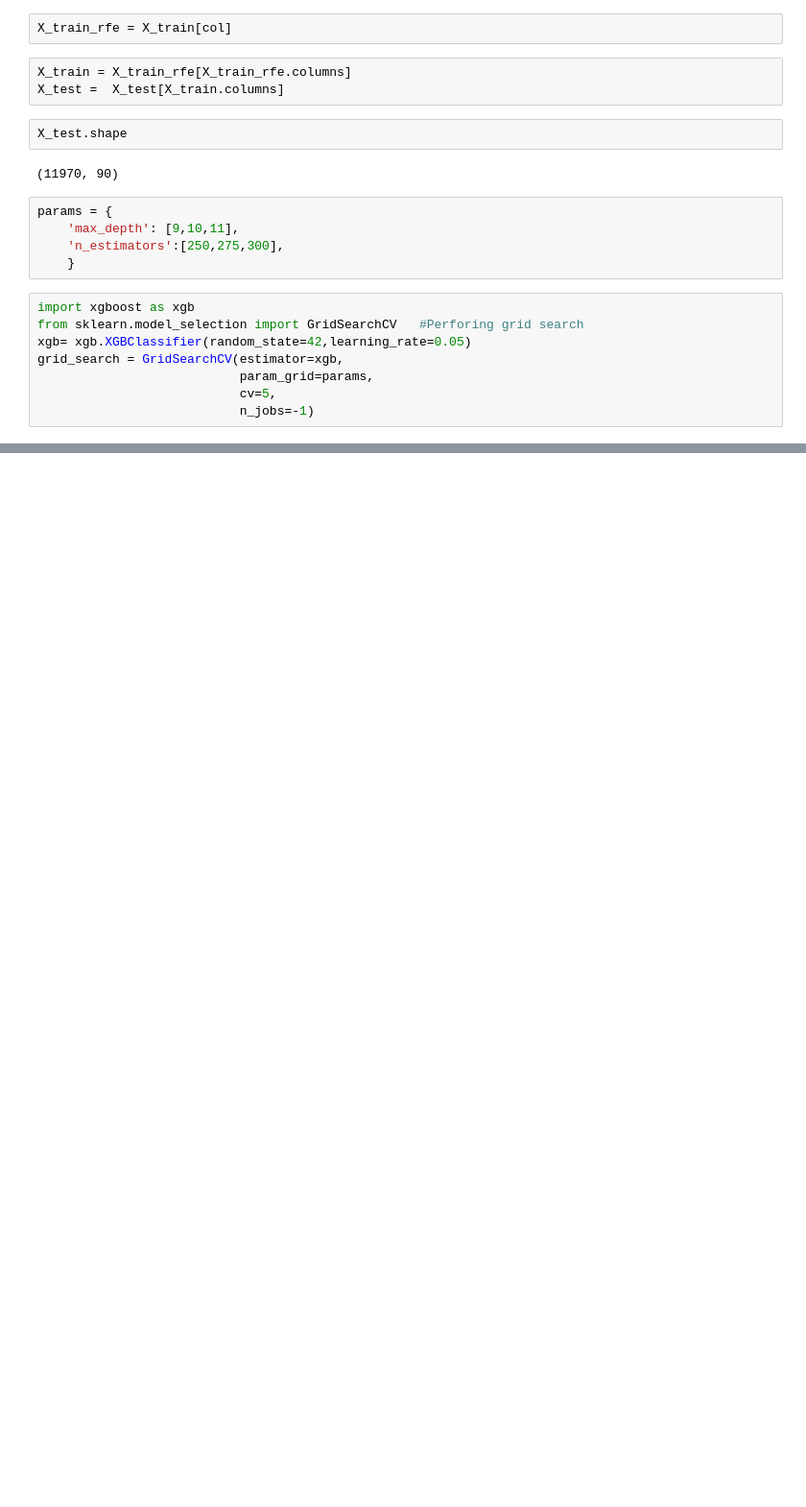
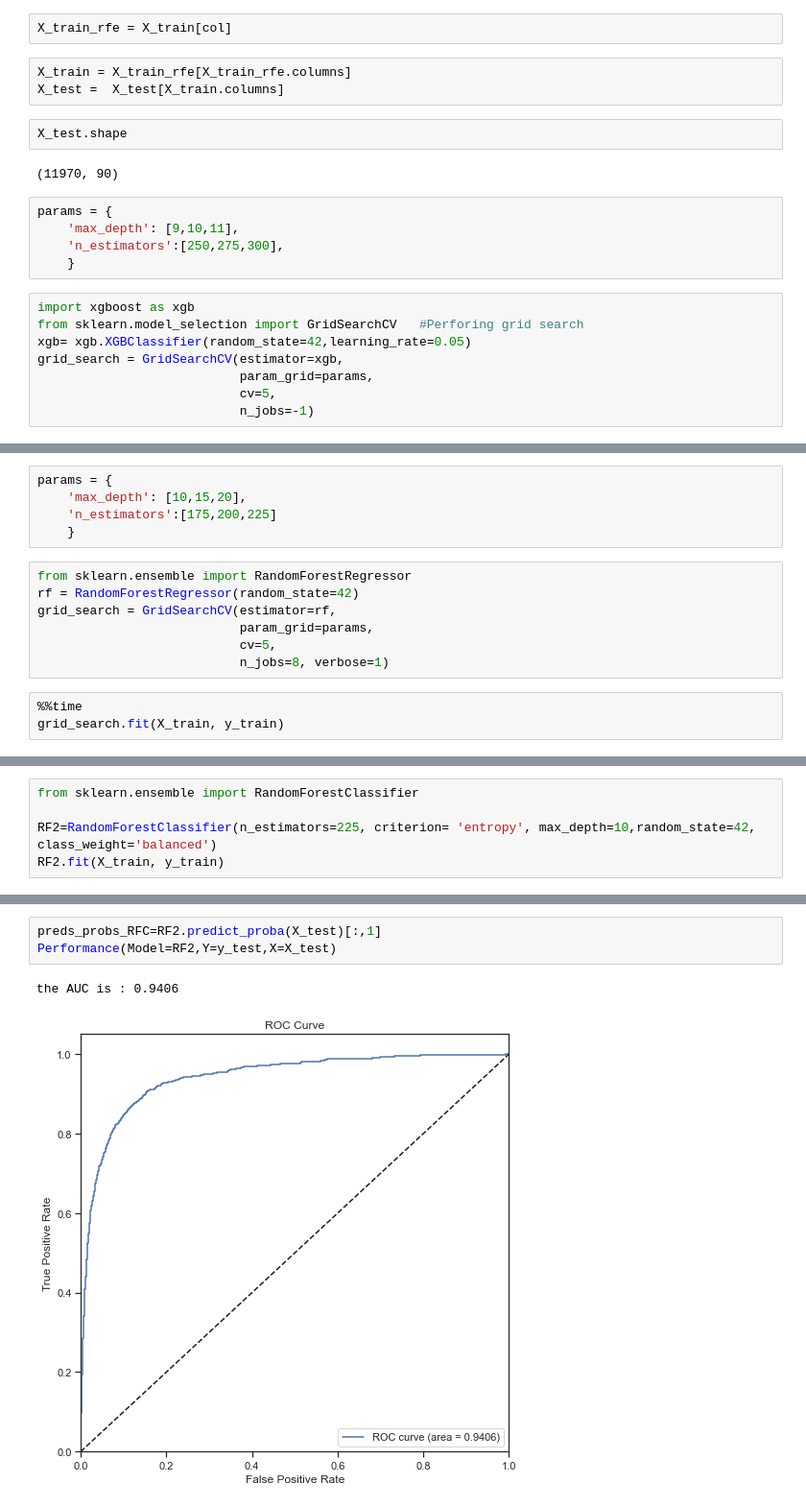
Before and after one commit to Crayon-ShinChan/ids-project, a Jupyter notebook: telecom_large/telecom.ipynb, the cells around one changed output, grey strips where cells are left out. Shown at 96% size. Drawn from its saved outputs; the diff is of its cells as text; blank space fills up the shorter version.

Commit message:
random forest

```diff
--- a/telecom_large/telecom.ipynb
+++ b/telecom_large/telecom.ipynb
@@ -1222,0 +1318,15 @@ GridSearchCV(cv=5, estimator=XGBClassifier(learning_rate=0.05, random_state=42),
+# %%
+params = {
+    'max_depth': [10,15,20],
+    'n_estimators':[175,200,225]
+    }
+# %%
+from sklearn.ensemble import RandomForestRegressor
+rf = RandomForestRegressor(random_state=42)
+grid_search = GridSearchCV(estimator=rf,
+                           param_grid=params,
+                           cv=5,
+                           n_jobs=8, verbose=1)
+# %%
+%%time
+grid_search.fit(X_train, y_train)
@@ -1222,0 +1351,5 @@ GridSearchCV(cv=5, estimator=XGBClassifier(learning_rate=0.05, random_state=42),
+# %%
+from sklearn.ensemble import RandomForestClassifier
+
+RF2=RandomForestClassifier(n_estimators=225, criterion= 'entropy', max_depth=10,random_state=42, class_weight='balanced')
+RF2.fit(X_train, y_train)
@@ -1222,0 +1397,6 @@ GridSearchCV(cv=5, estimator=XGBClassifier(learning_rate=0.05, random_state=42),
+# %%
+preds_probs_RFC=RF2.predict_proba(X_test)[:,1]
+Performance(Model=RF2,Y=y_test,X=X_test)
+# %% [output]
+the AUC is : 0.9406
+[figure, added]
```
Also changed, not shown: parts of 32 cells of this notebook.
